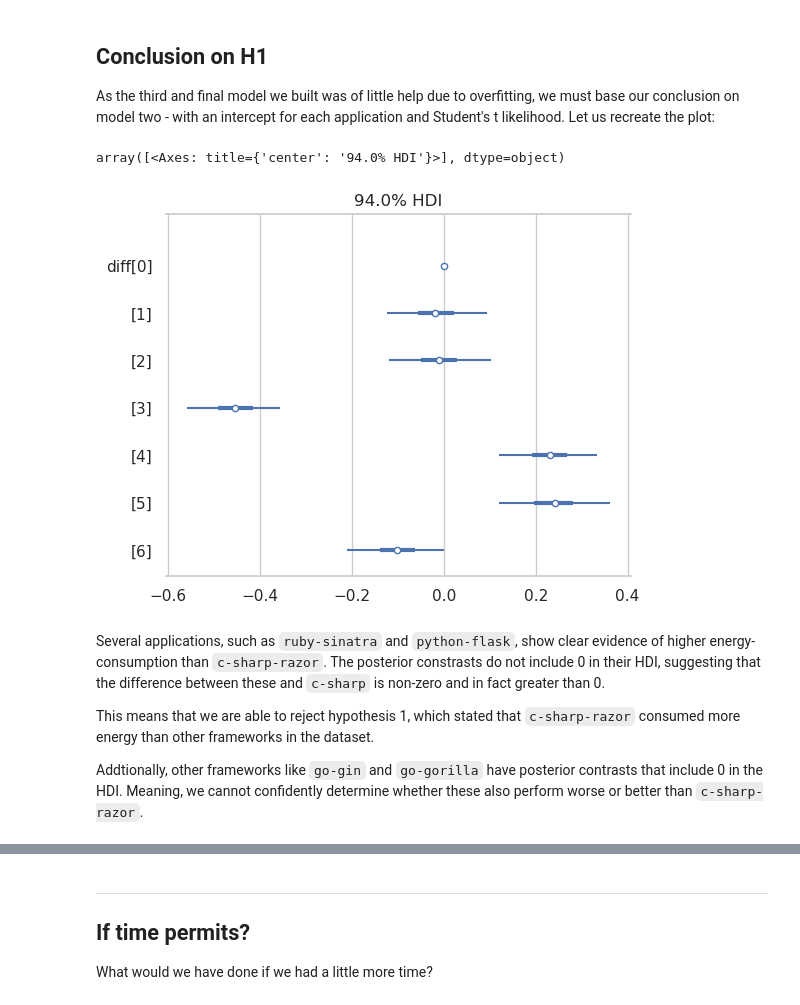
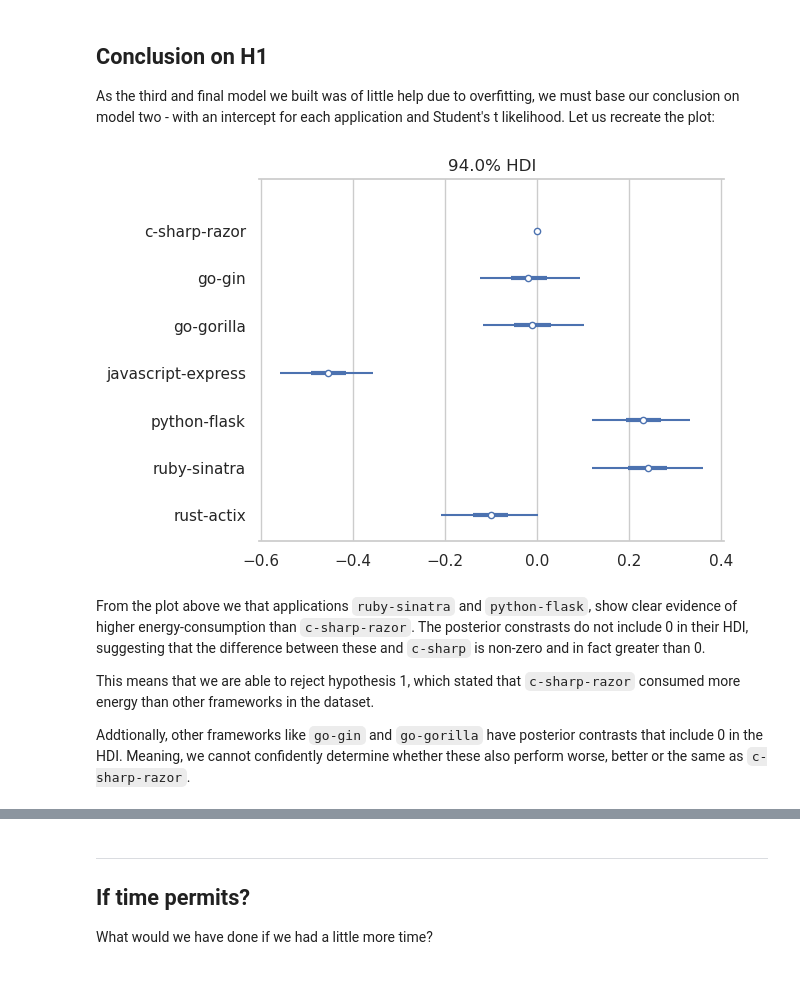
Before and after one commit to joakimGD/PRPRO-exam, a Jupyter notebook: main-question.ipynb, the cells around one changed output, grey strips where cells are left out. Drawn from its saved outputs; the diff is of its cells as text; code cells hidden in the pictures.

```diff
--- a/main-question.ipynb
+++ b/main-question.ipynb
@@ -802,13 +806,14 @@ We see that the model using a lognormal likelihood has a better predictive capab
 
 As the third and final model we built was of little help due to overfitting, we must base our conclusion on model two - with an intercept for each application and Student's t likelihood. Let us recreate the plot:
 # %%
-az.plot_forest(trace_h1_studentT, combined=True, var_names=["diff"])
+ax = az.plot_forest(trace_h1_studentT, combined=True, var_names=["diff"])
+ax[0].set_yticklabels( reversed(cats.categories) )
+plt.show()
 # %% [output]
-array([<Axes: title={'center': '94.0% HDI'}>], dtype=object)
-[figure, old version]
+[figure, new version]
 # %% [markdown]
-Several applications, such as `ruby-sinatra` and `python-flask`, show clear evidence of higher energy-consumption than `c-sharp-razor`. The posterior constrasts do not include 0 in their HDI, suggesting that the difference between these and `c-sharp` is non-zero and in fact greater than 0.
+From the plot above we that applications `ruby-sinatra` and `python-flask`, show clear evidence of higher energy-consumption than `c-sharp-razor`. The posterior constrasts do not include 0 in their HDI, suggesting that the difference between these and `c-sharp` is non-zero and in fact greater than 0.
 
 This means that we are able to reject hypothesis 1, which stated that `c-sharp-razor` consumed more energy than other frameworks in the dataset.
 
-Addtionally, other frameworks like `go-gin` and `go-gorilla` have posterior contrasts that include 0 in the HDI. Meaning, we cannot confidently determine whether these also perform worse or better than `c-sharp-razor`.
+Addtionally, other frameworks like `go-gin` and `go-gorilla` have posterior contrasts that include 0 in the HDI. Meaning, we cannot confidently determine whether these also perform worse, better or the same as `c-sharp-razor`.
```
Also changed, not shown: parts of 25 cells of this notebook.
